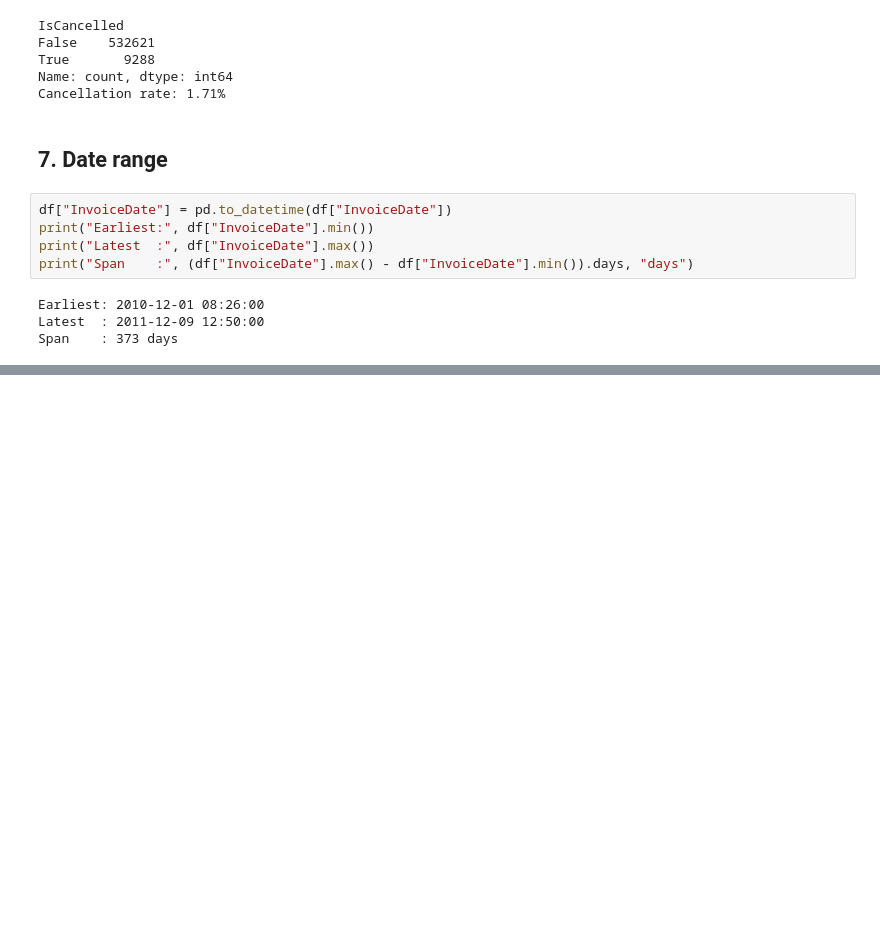
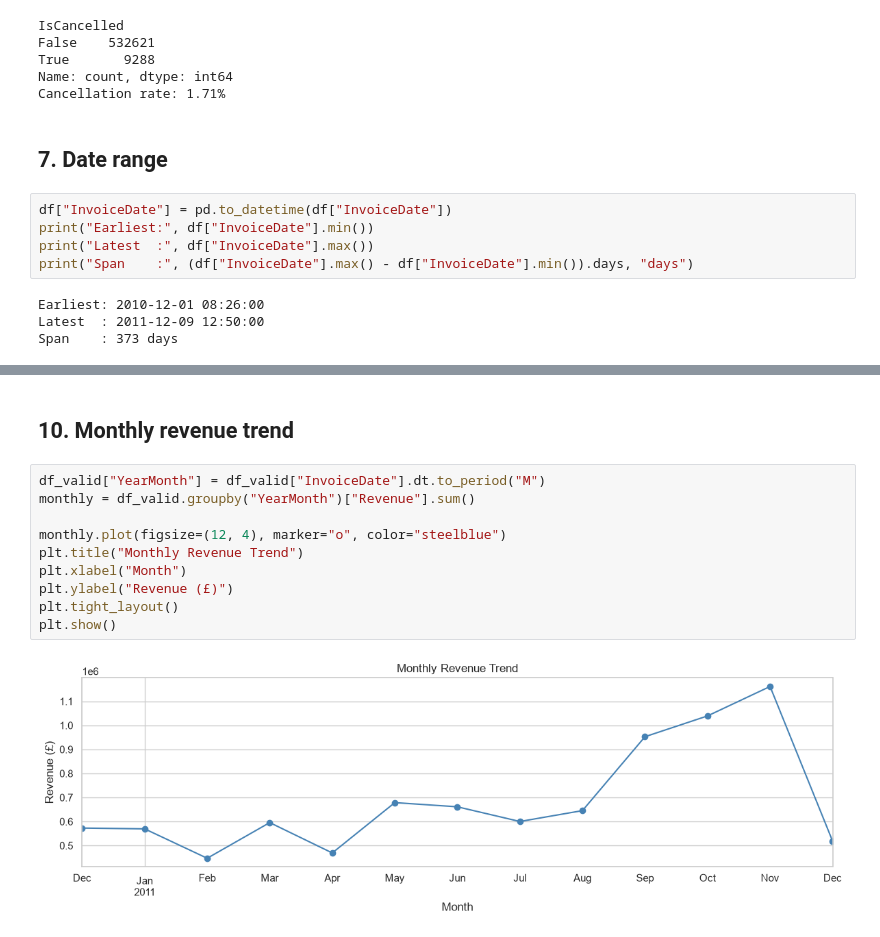
Before and after one commit to LathiyaHit/customer-segmentation-retention, a Jupyter notebook: research/01_eda.ipynb, the cells around one changed output, grey strips where cells are left out. Saved outputs shown, nothing was run; the diff lists cells and outputs as text; blank space fills up the shorter version.

```diff
--- a/research/01_eda.ipynb
+++ b/research/01_eda.ipynb
@@ -108,0 +144,14 @@ Span    : 373 days
+# %% [markdown]
+## 10. Monthly revenue trend
+# %%
+df_valid["YearMonth"] = df_valid["InvoiceDate"].dt.to_period("M")
+monthly = df_valid.groupby("YearMonth")["Revenue"].sum()
+
+monthly.plot(figsize=(12, 4), marker="o", color="steelblue")
+plt.title("Monthly Revenue Trend")
+plt.xlabel("Month")
+plt.ylabel("Revenue (£)")
+plt.tight_layout()
+plt.show()
+# %% [output]
+[figure, added]
```
Also changed, not shown: parts of 8 cells of this notebook.
